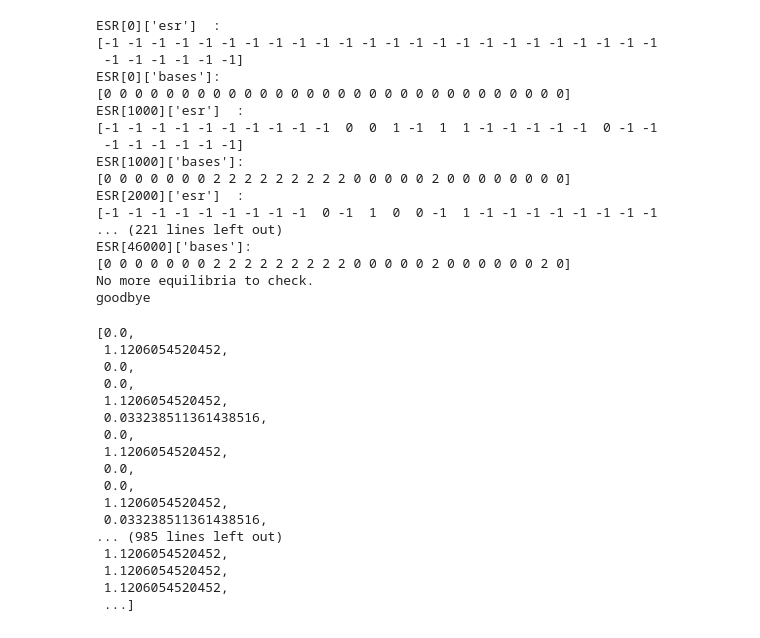
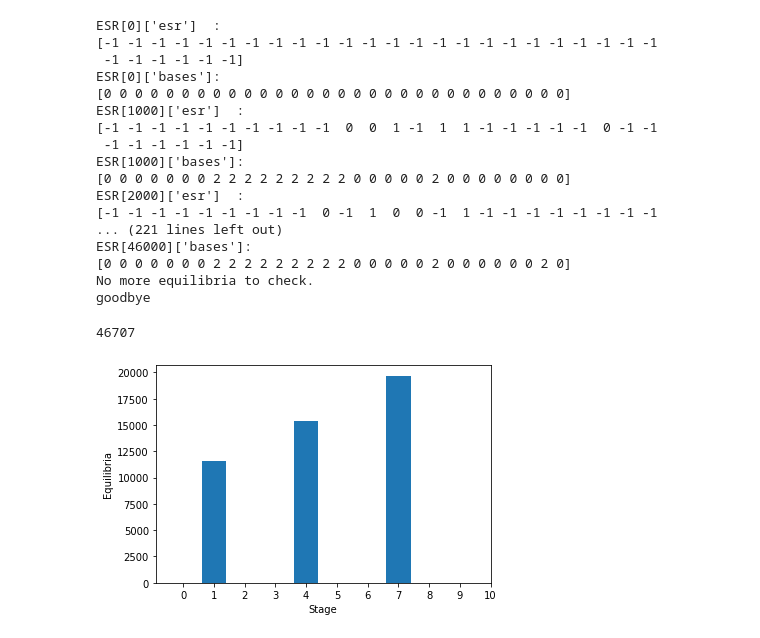
Before and after one commit to JonathanIsaksen/Dynamic-Programming-Leapfrogging, a Jupyter notebook: Solve.ipynb, the cells around one changed output. Saved outputs shown, nothing was run; the diff lists cells and outputs as text; code cells hidden in the pictures.

```diff
--- a/Solve.ipynb
+++ b/Solve.ipynb
@@ -50,23 +69,16 @@ for iEQ in range(number_of_equilibria):
     V[iEQ,0]=out[iEQ]['V1']
     V[iEQ,1]=out[iEQ]['V2']
     MPEesr[iEQ]=out[iEQ]['MPEesr']
-# %%
-[el[0] for el in V]
-# %% [output]
-[0.0,
- 1.1206054520452,
- 0.0,
- 0.0,
- 1.1206054520452,
- 0.033238511361438516,
- 0.0,
- 1.1206054520452,
- 0.0,
- 0.0,
- 1.1206054520452,
- 0.033238511361438516,
-... (985 lines left out)
- 1.1206054520452,
- 1.1206054520452,
- 1.1206054520452,
- ...]
+# %%
+number_of_equilibria
+# %% [output]
+46707
+# %%
+plt.bar(range(T),y)
+fig1 = plt.gca()
+fig1.set_ylabel('Equilibria')
+fig1.set_xlabel('Stage')
+fig1.set_xticks(np.arange(0, 11, 1))
+plt.show()
+# %% [output]
+[figure, added]
```
Also changed, not shown: parts of 5 cells of this notebook, 2 other files.
